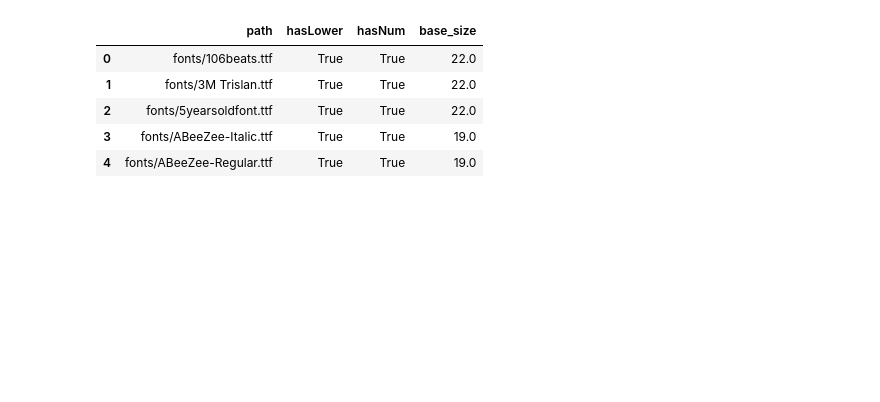
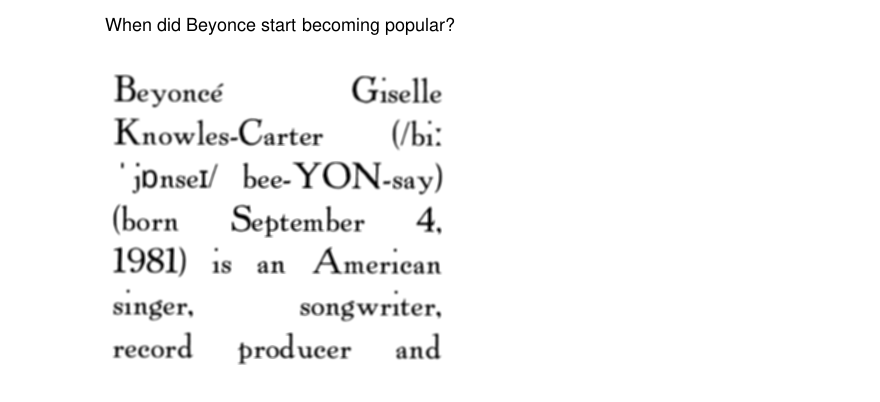
Before and after one commit to nadavborenstein/pixel-bw, a Jupyter notebook: playground.ipynb, the cells around one changed output. Saved outputs shown, nothing was run; the diff lists cells and outputs as text; code cells hidden in the pictures; blank space fills up the shorter version.

```diff
--- a/playground.ipynb
+++ b/playground.ipynb
@@ -18,9 +25,12 @@ WARNING:datasets.builder:Found cached dataset glue (/projects/copenlu/data/nadav
-# %%
-train_dataset.image_generator.font_list.head()
-# %% [output]
-|  | path | hasLower | hasNum | base_size |
-| 0 | fonts/106beats.ttf | True | True | 22.0 |
-| 1 | fonts/3M Trislan.ttf | True | True | 22.0 |
-| 2 | fonts/5yearsoldfont.ttf | True | True | 22.0 |
-| 3 | fonts/ABeeZee-Italic.ttf | True | True | 19.0 |
-| 4 | fonts/ABeeZee-Regular.ttf | True | True | 19.0 |
+# %%
+iterator = train_dataset.__iter__()
+sample = iterator.__next__()
+im = (sample["pixel_values"].numpy()).astype("float32").transpose(1, 2, 0)
+mask = sample["label_mask"].numpy().astype("uint8")
+mask = np.kron(mask, np.ones((16, 16)))
+im[mask == 1] = im[mask == 1] - 60
+im = np.clip(im, 0, 255).astype("uint8")
+image = Image.fromarray(im)
+image
+# %% [output]
+[figure, added]
```
Also changed, not shown: parts of 15 cells of this notebook, 30 other files.
